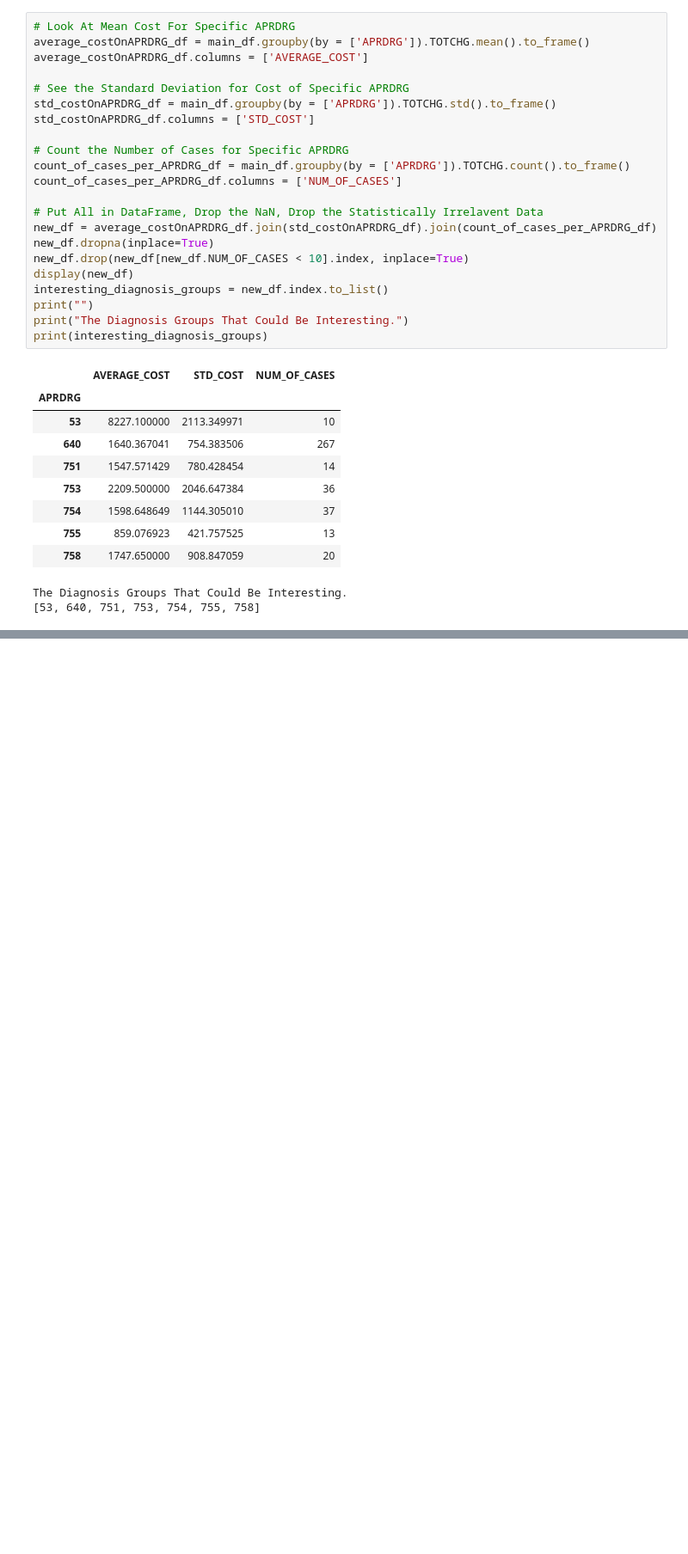
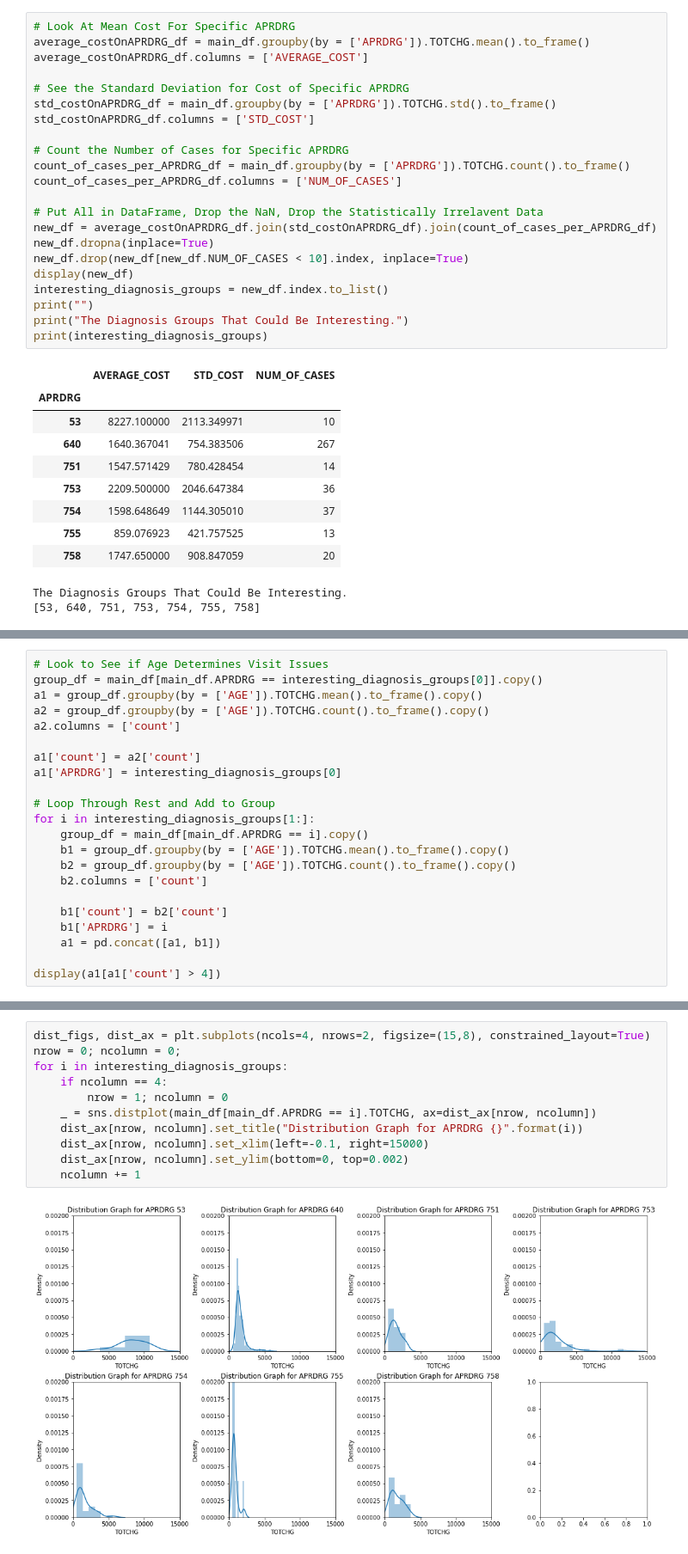
Before and after one commit to adcovell/wisconsin_healthcare_costs, a Jupyter notebook: healthcare_costs_wiscon.ipynb, the cells around one changed output, grey strips where cells are left out. Shown at 86% size. Cells and saved outputs as stored; diff of their text form; blank space fills up the shorter version.

```diff
--- a/healthcare_costs_wiscon.ipynb
+++ b/healthcare_costs_wiscon.ipynb
@@ -73,0 +118,22 @@ _ = sns.scatterplot(x=range(1, len(cost_per_day_list)), y=cost_per_day_list[1:])
+# %%
+# Look to See if Age Determines Visit Issues
+group_df = main_df[main_df.APRDRG == interesting_diagnosis_groups[0]].copy()
+a1 = group_df.groupby(by = ['AGE']).TOTCHG.mean().to_frame().copy()
+a2 = group_df.groupby(by = ['AGE']).TOTCHG.count().to_frame().copy()
+a2.columns = ['count']
+
+a1['count'] = a2['count']
+a1['APRDRG'] = interesting_diagnosis_groups[0]
+
+# Loop Through Rest and Add to Group
+for i in interesting_diagnosis_groups[1:]:
+    group_df = main_df[main_df.APRDRG == i].copy()
+    b1 = group_df.groupby(by = ['AGE']).TOTCHG.mean().to_frame().copy()
+    b2 = group_df.groupby(by = ['AGE']).TOTCHG.count().to_frame().copy()
+    b2.columns = ['count']
+
+    b1['count'] = b2['count']
+    b1['APRDRG'] = i
+    a1 = pd.concat([a1, b1])
+
+display(a1[a1['count'] > 4])
@@ -73,0 +202,13 @@ _ = sns.scatterplot(x=range(1, len(cost_per_day_list)), y=cost_per_day_list[1:])
+# %%
+dist_figs, dist_ax = plt.subplots(ncols=4, nrows=2, figsize=(15,8), constrained_layout=True)
+nrow = 0; ncolumn = 0;
+for i in interesting_diagnosis_groups:
+    if ncolumn == 4:
+        nrow = 1; ncolumn = 0
+    _ = sns.distplot(main_df[main_df.APRDRG == i].TOTCHG, ax=dist_ax[nrow, ncolumn])
+    dist_ax[nrow, ncolumn].set_title("Distribution Graph for APRDRG {}".format(i))
+    dist_ax[nrow, ncolumn].set_xlim(left=-0.1, right=15000)
+    dist_ax[nrow, ncolumn].set_ylim(bottom=0, top=0.002)
+    ncolumn += 1
+# %% [output]
+[figure, added]
```
Also changed, not shown: parts of 11 cells of this notebook.
